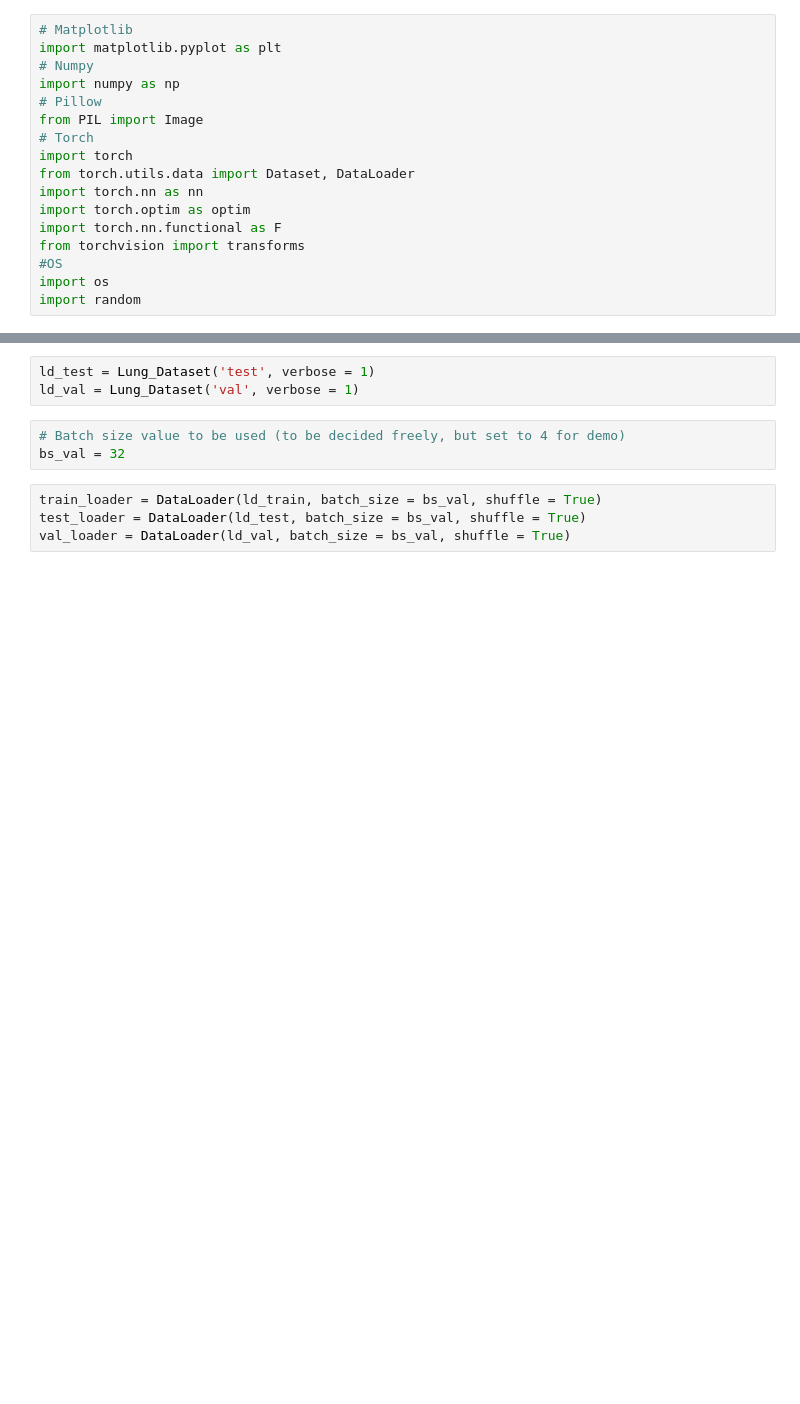
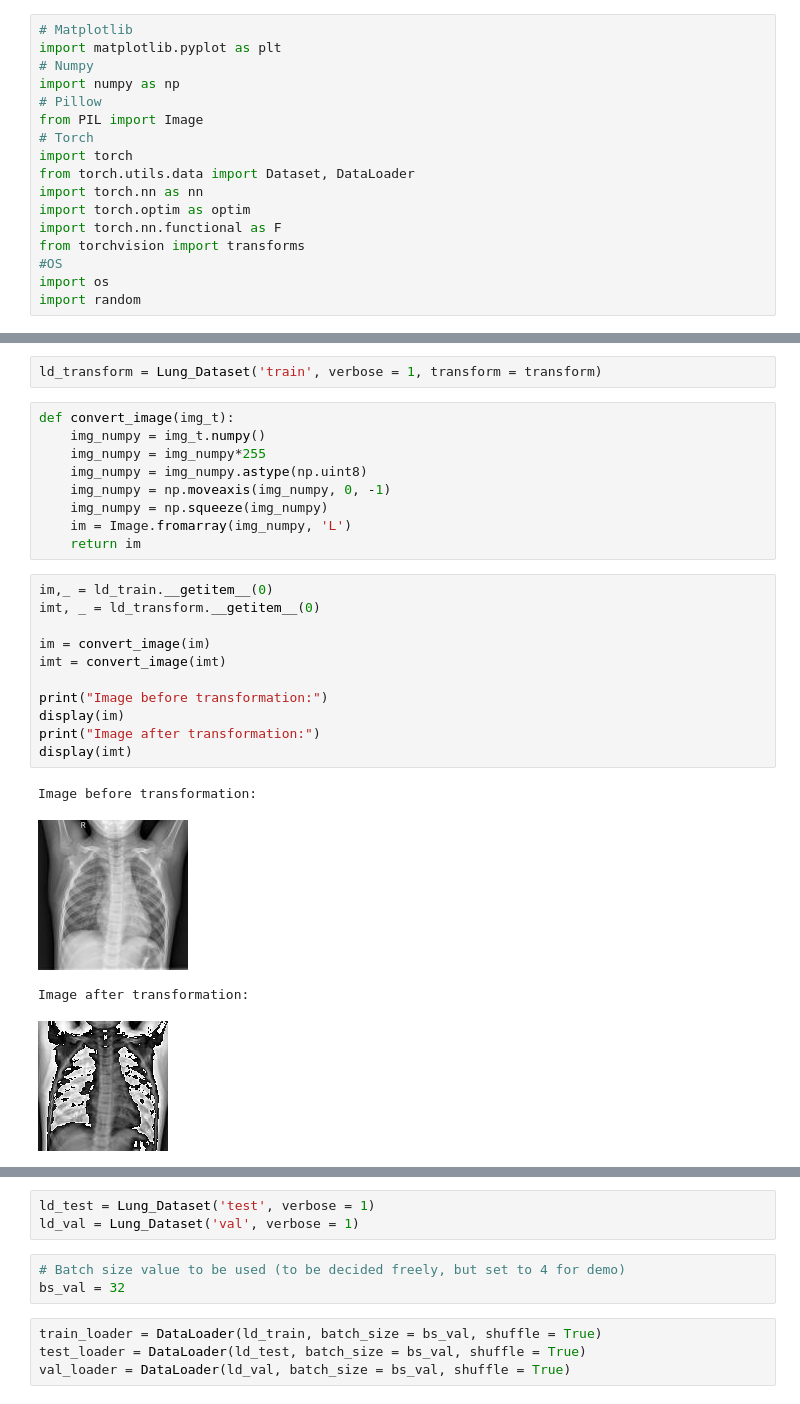
Before and after one commit to EYLeong/Chest_X-ray_Classifier, a Jupyter notebook: Dataloaders.ipynb, the cells around one changed output, grey strips where cells are left out. Cells and saved outputs as stored; diff of their text form; blank space fills up the shorter version.

```diff
--- a/Dataloaders.ipynb
+++ b/Dataloaders.ipynb
@@ -474,0 +493,27 @@ tensor([0., 1., 0.])
+# %%
+ld_transform = Lung_Dataset('train', verbose = 1, transform = transform)
+# %%
+def convert_image(img_t):
+    img_numpy = img_t.numpy()
+    img_numpy = img_numpy*255
+    img_numpy = img_numpy.astype(np.uint8)
+    img_numpy = np.moveaxis(img_numpy, 0, -1)
+    img_numpy = np.squeeze(img_numpy)
+    im = Image.fromarray(img_numpy, 'L')
+    return im
+# %%
+im,_ = ld_train.__getitem__(0)
+imt, _ = ld_transform.__getitem__(0)
+
+im = convert_image(im)
+imt = convert_image(imt)
+
+print("Image before transformation:")
+display(im)
+print("Image after transformation:")
+display(imt)
+# %% [output]
+Image before transformation:
+[figure, added]
+Image after transformation:
+[figure, added]
```
Also changed, not shown: parts of 17 cells of this notebook, 1 other file.
